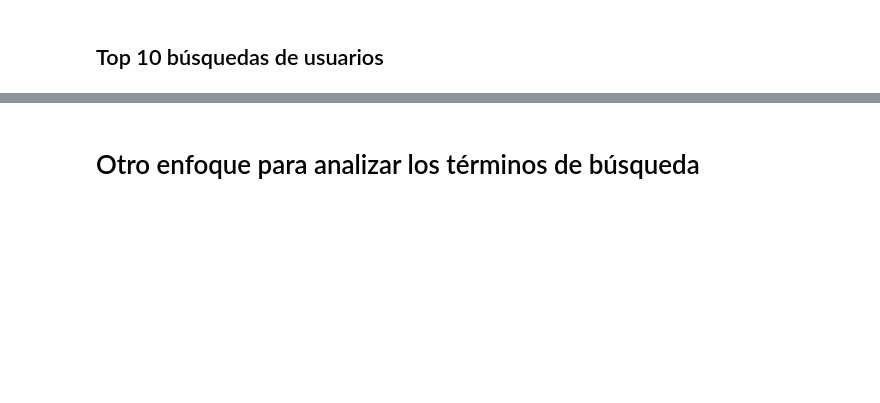
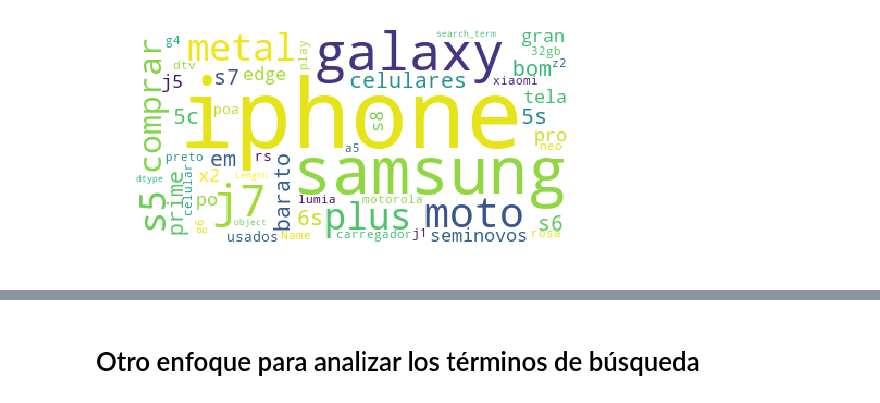
Before and after one commit to ndvazquez/7506-OrganizacionDeDatos, a Jupyter notebook: Analisis de terminos de busqueda.ipynb, the cells around one changed output, grey strips where cells are left out. Cells and saved outputs as stored; diff of their text form; code cells hidden in the pictures; blank space fills up the shorter version.

Commit message:
Agrego analisis según term frequency

```diff
--- a/Analisis de terminos de busqueda.ipynb
+++ b/Analisis de terminos de busqueda.ipynb
@@ -13,4 +18,4 @@ plt.style.use('default')
 
 sns.set(style='whitegrid')
 # %%
-df = pd.read_csv('data/events.csv', low_memory=False)
+df = pd.read_csv('data/no-third-party-conversions.csv', low_memory=False)
@@ -21,6 +38,17 @@ Primero vamos a revisar los términos de búsqueda más usados, y ver cuál es e
+# %%
+errores_comunes = ['samsung', 'galaxy', 'iphone', 'apple', 'sony', 'plus']
+
+def corregir_errores_comunes(frase):
+    palabras = frase.split(' ')
+    for palabra in palabras:
+        for clave in errores_comunes:
+            if Levenshtein.ratio(clave, palabra) >= 0.7:
+                palabras[palabras.index(palabra)] = clave
+                break
+    return ' '.join(palabras)
 # %%
-terminos_busqueda = df.loc[df['search_term'].notnull(), ['timestamp', 'person', 'event', 'model', 'search_term', 'skus']]
-terminos_busqueda['timestamp'] = pd.to_datetime(terminos_busqueda['timestamp']).dt.date
-terminos_busqueda['month'] = pd.to_datetime(terminos_busqueda['timestamp']).dt.month
+terminos_busqueda = df.loc[df['search_term'].notnull(), ['timestamp', 'person', 'event', 'search_term', 'skus']]
+terminos_busqueda['timestamp'] = pd.to_datetime(terminos_busqueda['timestamp'])
 terminos_busqueda['search_term'] = terminos_busqueda['search_term'].apply(lambda x: x.lower())
-terminos_busqueda['search_term'] = terminos_busqueda['search_term'].str.replace('sansung', 'samsung')
+terminos_busqueda['search_term'] = terminos_busqueda['search_term'].str.replace('[{}]'.format(string.punctuation), '')
+terminos_busqueda['search_term'] = terminos_busqueda['search_term'].apply(lambda x: corregir_errores_comunes(x))
@@ -29,13 +63,13 @@ terminos_busqueda['search_term'] = terminos_busqueda['search_term'].str.replace(
 # %%
-wordcloud = WordCloud(background_color='black',
+wordcloud = WordCloud(background_color='white',
                       max_words=200
                      ).generate(str(terminos_busqueda['search_term']))
-plt.figure(figsize=[20,4])
+plt.figure(figsize=[14,4])
 plt.imshow(wordcloud)
 plt.axis('off')
 plt.show()
+# %% [output]
+[figure, added]
-# %% [markdown]
-## Top 10 búsquedas de usuarios
 # %%
 barplot_st = terminos_busqueda['search_term'].value_counts().head(10)
 plt.figure(figsize=[12,6])
```
Also changed, not shown: parts of 37 cells of this notebook.
